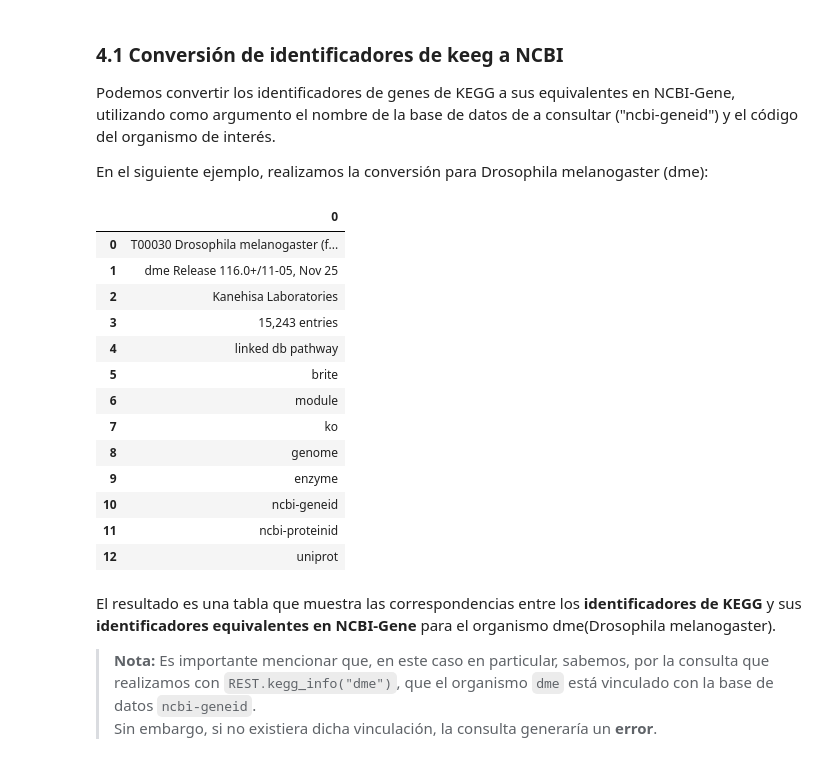
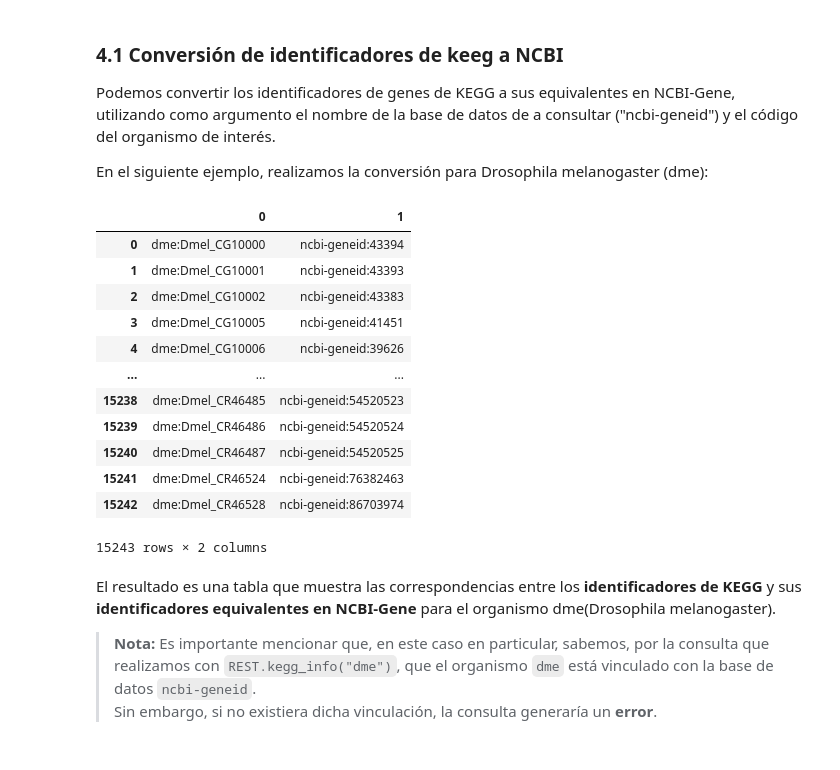
Before and after one commit to Hectorjlo/BioPython, a Jupyter notebook: src/Kegg.ipynb, the cells around one changed output. Saved outputs shown, nothing was run; the diff lists cells and outputs as text; code cells hidden in the pictures.

```diff
--- a/src/Kegg.ipynb
+++ b/src/Kegg.ipynb
@@ -427,26 +404,25 @@ Podemos convertir los identificadores de genes de KEGG a sus equivalentes en NCB
 En el siguiente ejemplo, realizamos la conversión para Drosophila melanogaster (dme):
 # %%
 # Convirtiendo los identificadores de Kegg a sus equivalentes en NCBI
-
+result = REST.kegg_conv("ncbi-geneid","dme").read()
 
 # Transformando los resultados a un dataframe
 df = pd.read_table(io.StringIO(result), header=None)
 display(df)
 # %% [output]
-|  | 0 |
-| 0 | T00030 Drosophila melanogaster (f... |
-| 1 | dme Release 116.0+/11-05, Nov 25 |
-| 2 | Kanehisa Laboratories |
-| 3 | 15,243 entries |
-| 4 | linked db pathway |
-| 5 | brite |
-| 6 | module |
-| 7 | ko |
-| 8 | genome |
-| 9 | enzyme |
-| 10 | ncbi-geneid |
-| 11 | ncbi-proteinid |
-| 12 | uniprot |
+|  | 0 | 1 |
+| 0 | dme:Dmel_CG10000 | ncbi-geneid:43394 |
+| 1 | dme:Dmel_CG10001 | ncbi-geneid:43393 |
+| 2 | dme:Dmel_CG10002 | ncbi-geneid:43383 |
+| 3 | dme:Dmel_CG10005 | ncbi-geneid:41451 |
+| 4 | dme:Dmel_CG10006 | ncbi-geneid:39626 |
+| ... | ... | ... |
+| 15238 | dme:Dmel_CR46485 | ncbi-geneid:54520523 |
+| 15239 | dme:Dmel_CR46486 | ncbi-geneid:54520524 |
+| 15240 | dme:Dmel_CR46487 | ncbi-geneid:54520525 |
+| 15241 | dme:Dmel_CR46524 | ncbi-geneid:76382463 |
+| 15242 | dme:Dmel_CR46528 | ncbi-geneid:86703974 |
+15243 rows × 2 columns
 # %% [markdown]
 El resultado es una tabla que muestra las correspondencias entre los **identificadores de KEGG** y sus **identificadores equivalentes en NCBI-Gene** para el organismo dme(Drosophila melanogaster).
 
```
Also changed, not shown: parts of 24 cells of this notebook.
